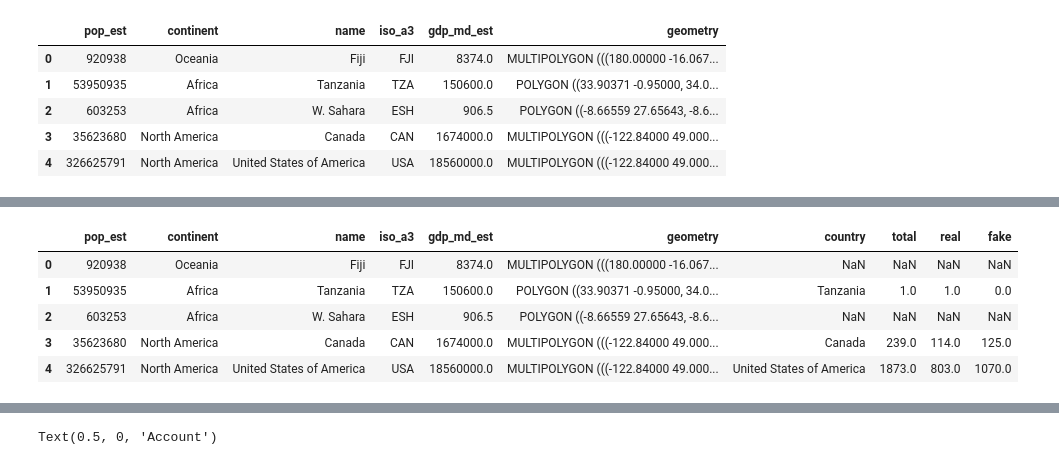
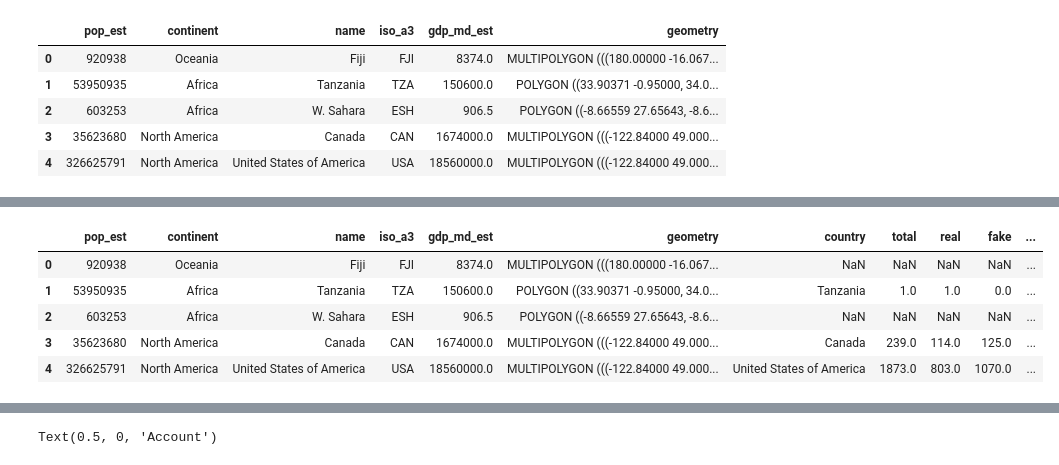
Before and after one commit to milemarchese/OrganizacionDeDatos, a Jupyter notebook: Análisis Exploratorio.ipynb, the cells around one changed output, grey strips where cells are left out. Drawn from its saved outputs; the diff is of its cells as text; code cells hidden in the pictures.

```diff
--- a/Análisis Exploratorio.ipynb
+++ b/Análisis Exploratorio.ipynb
@@ -526,7 +523,7 @@ import re
 alpha_space = re.compile('^[a-zA-Z_ ]*$')
 
 to_change = {}
-for element in list:
+for element in countries:
     coincidences = [s for s in countries if element in s]
     if len(coincidences) > 1:
         name = max(coincidences, key=len)
@@ -579,7 +577,10 @@ world.head()
 | 4 | 326625791 | North America | United States of America | USA | 18560000.0 | MULTIPOLYGON (((-122.84000 49.000... |
 # %%
 #pip install googletrans
-#from googletrans import Translator
-#translator = Translator()
-#tests['translated_country'] = tests['country'].apply(translator.translate, dest='en').apply(getattr, args=('text',))
-#tests.head()
+try:
+    from googletrans import Translator
+    translator = Translator()
+    by_country['translated_country'] = by_country['country'].apply(translator.translate, dest='en').apply(getattr, args=('text',))
+    by_country.head()
+except Exception as e:
+    print(e)
@@ -586,12 +603,12 @@ world.head()
 # %%
-world = world.merge(by_country, left_on='name', right_on='country', how='left')
+world = world.merge(by_country, left_on='name', right_on='translated_country', how='left')
 world.head()
 # %% [output]
-|  | pop_est | continent | name | iso_a3 | gdp_md_est | geometry | country | total | real | fake |
-| 0 | 920938 | Oceania | Fiji | FJI | 8374.0 | MULTIPOLYGON (((180.00000 -16.067... | NaN | NaN | NaN | NaN |
-| 1 | 53950935 | Africa | Tanzania | TZA | 150600.0 | POLYGON ((33.90371 -0.95000, 34.0... | Tanzania | 1.0 | 1.0 | 0.0 |
-| 2 | 603253 | Africa | W. Sahara | ESH | 906.5 | POLYGON ((-8.66559 27.65643, -8.6... | NaN | NaN | NaN | NaN |
-| 3 | 35623680 | North America | Canada | CAN | 1674000.0 | MULTIPOLYGON (((-122.84000 49.000... | Canada | 239.0 | 114.0 | 125.0 |
-| 4 | 326625791 | North America | United States of America | USA | 18560000.0 | MULTIPOLYGON (((-122.84000 49.000... | United States of America | 1873.0 | 803.0 | 1070.0 |
+|  | pop_est | continent | name | iso_a3 | gdp_md_est | geometry | country | total | real | fake | ... |
+| 0 | 920938 | Oceania | Fiji | FJI | 8374.0 | MULTIPOLYGON (((180.00000 -16.067... | NaN | NaN | NaN | NaN | ... |
+| 1 | 53950935 | Africa | Tanzania | TZA | 150600.0 | POLYGON ((33.90371 -0.95000, 34.0... | Tanzania | 1.0 | 1.0 | 0.0 | ... |
+| 2 | 603253 | Africa | W. Sahara | ESH | 906.5 | POLYGON ((-8.66559 27.65643, -8.6... | NaN | NaN | NaN | NaN | ... |
+| 3 | 35623680 | North America | Canada | CAN | 1674000.0 | MULTIPOLYGON (((-122.84000 49.000... | Canada | 239.0 | 114.0 | 125.0 | ... |
+| 4 | 326625791 | North America | United States of America | USA | 18560000.0 | MULTIPOLYGON (((-122.84000 49.000... | United States of America | 1873.0 | 803.0 | 1070.0 | ... |
 # %%
 world = world[(world.name!="Antarctica")]
```
Also changed, not shown: parts of 7 cells of this notebook.
